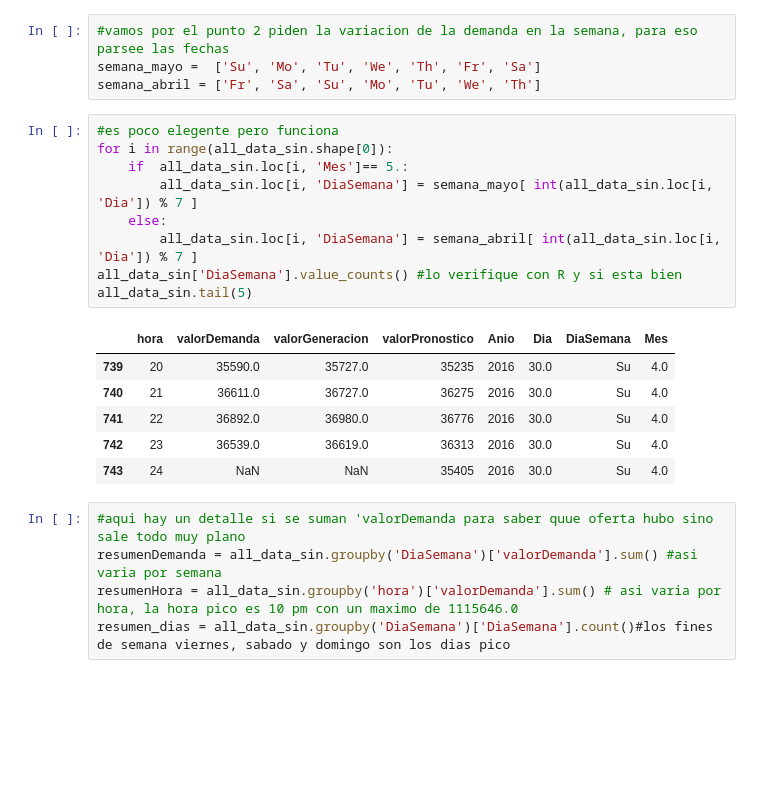
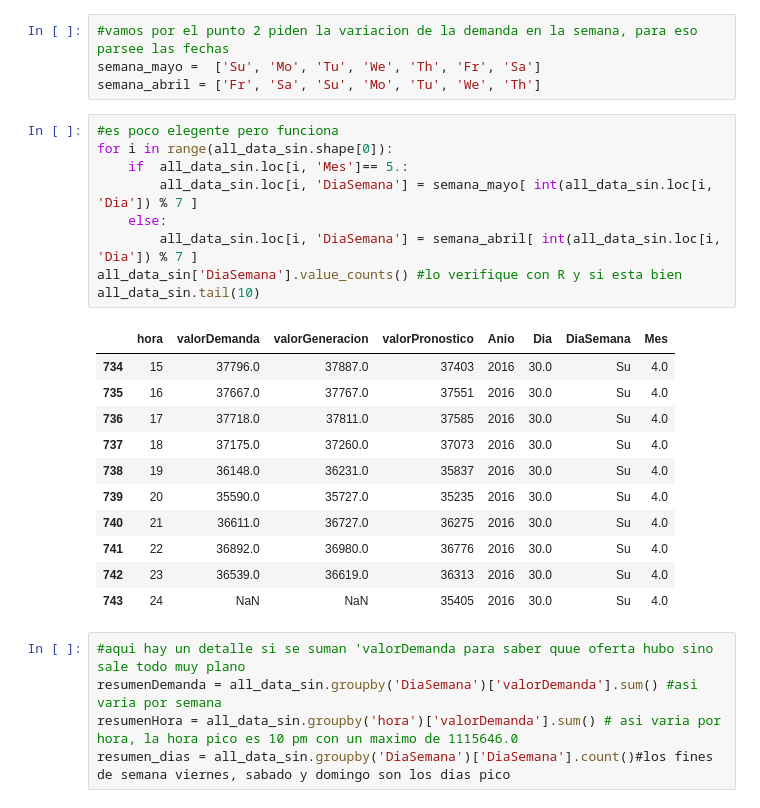
Before and after one commit to fou-foo/Consultoria, a Jupyter notebook: python/berkeley.ipynb, the cells around one changed output. Cells and saved outputs as stored; diff of their text form; blank space fills up the shorter version.

```diff
--- a/python/berkeley.ipynb
+++ b/python/berkeley.ipynb
@@ -84,14 +85,19 @@ semana_abril = ['Fr', 'Sa', 'Su', 'Mo', 'Tu', 'We', 'Th']
 # %%
 #es poco elegente pero funciona
 for i in range(all_data_sin.shape[0]):
     if  all_data_sin.loc[i, 'Mes']== 5.:
         all_data_sin.loc[i, 'DiaSemana'] = semana_mayo[ int(all_data_sin.loc[i, 'Dia']) % 7 ]
     else:
         all_data_sin.loc[i, 'DiaSemana'] = semana_abril[ int(all_data_sin.loc[i, 'Dia']) % 7 ]
 all_data_sin['DiaSemana'].value_counts() #lo verifique con R y si esta bien
-all_data_sin.tail(5)
+all_data_sin.tail(10)
 # %% [output]
 |  | hora | valorDemanda | valorGeneracion | valorPronostico | Anio | Dia | DiaSemana | Mes |
+| 734 | 15 | 37796.0 | 37887.0 | 37403 | 2016 | 30.0 | Su | 4.0 |
+| 735 | 16 | 37667.0 | 37767.0 | 37551 | 2016 | 30.0 | Su | 4.0 |
+| 736 | 17 | 37718.0 | 37811.0 | 37585 | 2016 | 30.0 | Su | 4.0 |
+| 737 | 18 | 37175.0 | 37260.0 | 37073 | 2016 | 30.0 | Su | 4.0 |
+| 738 | 19 | 36148.0 | 36231.0 | 35837 | 2016 | 30.0 | Su | 4.0 |
 | 739 | 20 | 35590.0 | 35727.0 | 35235 | 2016 | 30.0 | Su | 4.0 |
 | 740 | 21 | 36611.0 | 36727.0 | 36275 | 2016 | 30.0 | Su | 4.0 |
 | 741 | 22 | 36892.0 | 36980.0 | 36776 | 2016 | 30.0 | Su | 4.0 |
```
Also changed, not shown: parts of 7 cells of this notebook, 1 other file.
